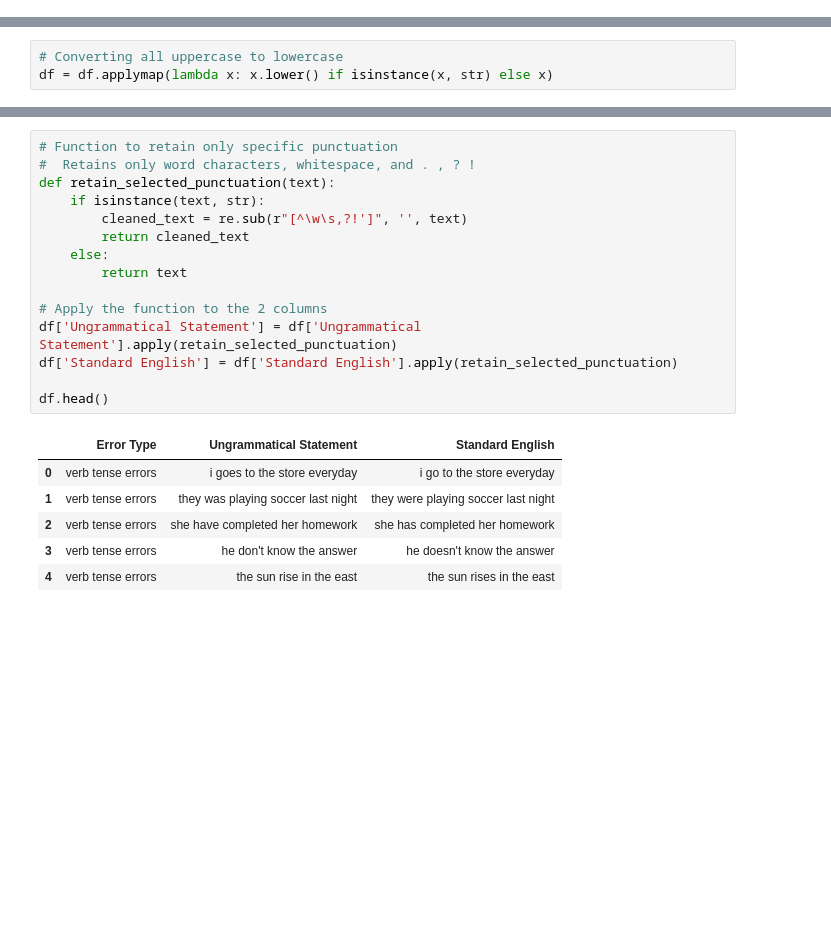
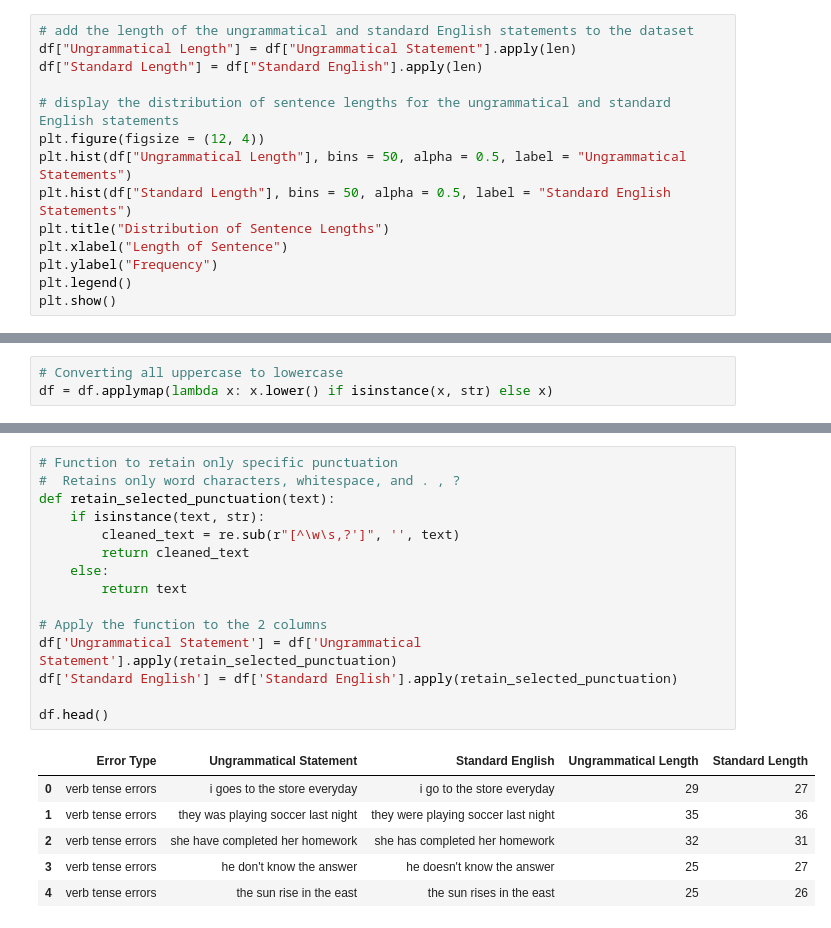
Before and after one commit to Mariam-Elbishbeashy/Grammar-Autocorrection-NLP, a Jupyter notebook: Grammar_Autocorrection_df1.ipynb, the cells around one changed output, grey strips where cells are left out. Saved outputs shown, nothing was run; the diff lists cells and outputs as text; blank space fills up the shorter version.

```diff
--- a/Grammar_Autocorrection_df1.ipynb
+++ b/Grammar_Autocorrection_df1.ipynb
@@ -50,0 +87,14 @@ df.drop('Serial Number', axis=1, inplace=True)
+# %%
+# add the length of the ungrammatical and standard English statements to the dataset
+df["Ungrammatical Length"] = df["Ungrammatical Statement"].apply(len)
+df["Standard Length"] = df["Standard English"].apply(len)
+
+# display the distribution of sentence lengths for the ungrammatical and standard English statements
+plt.figure(figsize = (12, 4))
+plt.hist(df["Ungrammatical Length"], bins = 50, alpha = 0.5, label = "Ungrammatical Statements")
+plt.hist(df["Standard Length"], bins = 50, alpha = 0.5, label = "Standard English Statements")
+plt.title("Distribution of Sentence Lengths")
+plt.xlabel("Length of Sentence")
+plt.ylabel("Frequency")
+plt.legend()
+plt.show()
@@ -63,25 +133,25 @@ df = df.applymap(lambda x: x.lower() if isinstance(x, str) else x)
 # %%
 # Function to retain only specific punctuation
-#  Retains only word characters, whitespace, and . , ? !
+#  Retains only word characters, whitespace, and . , ?
 def retain_selected_punctuation(text):
     if isinstance(text, str):
-        cleaned_text = re.sub(r"[^\w\s,?!']", '', text)
+        cleaned_text = re.sub(r"[^\w\s,?']", '', text)
         return cleaned_text
     else:
         return text
 
 # Apply the function to the 2 columns
 df['Ungrammatical Statement'] = df['Ungrammatical Statement'].apply(retain_selected_punctuation)
 df['Standard English'] = df['Standard English'].apply(retain_selected_punctuation)
 
 df.head()
 # %% [output]
-|  | Error Type | Ungrammatical Statement | Standard English |
-| 0 | verb tense errors | i goes to the store everyday | i go to the store everyday |
-| 1 | verb tense errors | they was playing soccer last night | they were playing soccer last night |
-| 2 | verb tense errors | she have completed her homework | she has completed her homework |
-| 3 | verb tense errors | he don't know the answer | he doesn't know the answer |
-| 4 | verb tense errors | the sun rise in the east | the sun rises in the east |
+|  | Error Type | Ungrammatical Statement | Standard English | Ungrammatical Length | Standard Length |
+| 0 | verb tense errors | i goes to the store everyday | i go to the store everyday | 29 | 27 |
+| 1 | verb tense errors | they was playing soccer last night | they were playing soccer last night | 35 | 36 |
+| 2 | verb tense errors | she have completed her homework | she has completed her homework | 32 | 31 |
+| 3 | verb tense errors | he don't know the answer | he doesn't know the answer | 25 | 27 |
+| 4 | verb tense errors | the sun rise in the east | the sun rises in the east | 25 | 26 |
 # %%
 # Tokenization
 def tokenize_text(text):
```
Also changed, not shown: parts of 14 cells of this notebook.
